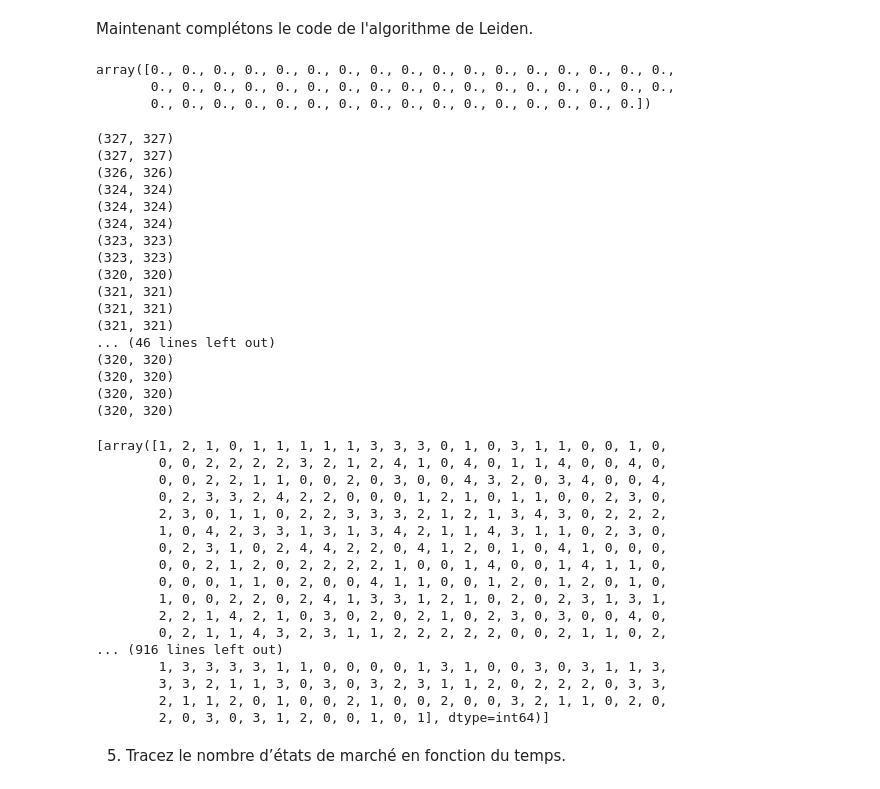
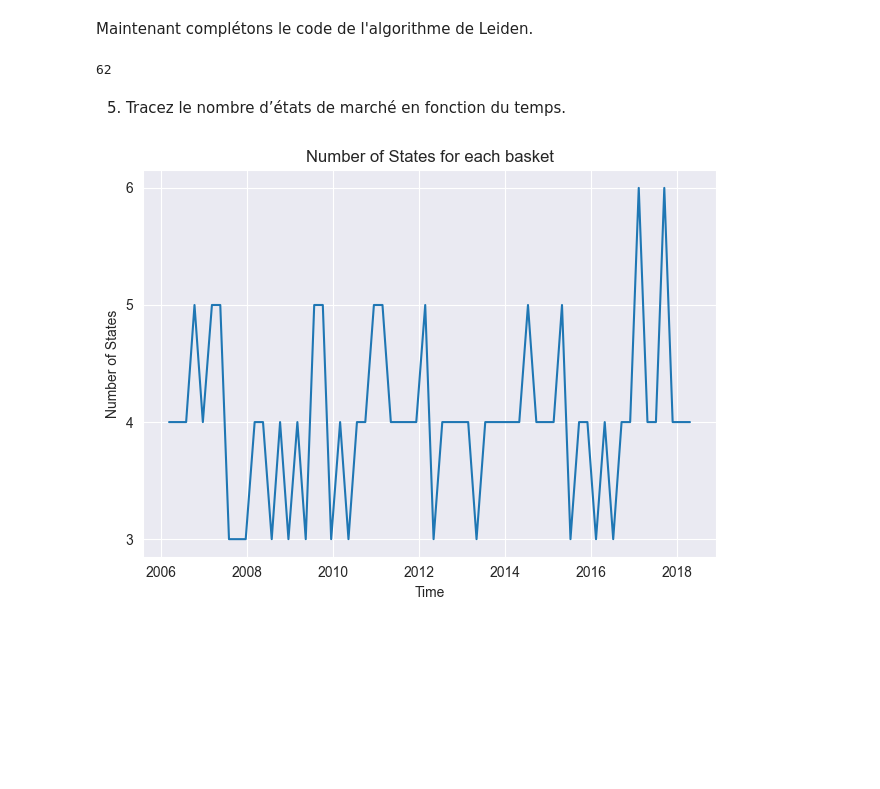
Before and after one commit to ethantrentin/Markets-Physic, a Jupyter notebook: TP4.ipynb, the cells around one changed output. Drawn from its saved outputs; the diff is of its cells as text; code cells hidden in the pictures; blank space fills up the shorter version.

```diff
--- a/TP4.ipynb
+++ b/TP4.ipynb
@@ -96,12 +97,12 @@ df_universe
 Maintenant complétons le code de l'algorithme de Leiden.
 # %%
 def compute_filtered_C(R):
-    C = R.corr()
+    C = np.corrcoef(R, rowvar=False)
     q = T/N
     lambda_plus = (1 + np.sqrt(q))**2
     lambda_, v = LA.eigh(C)
-    C_s = np.dot(v, np.dot(np.diag(np.maximum(lambda_ - lambda_plus, 0)), v.T))
-    print(C_s.shape)
+    lambda_filtered = np.where(lambda_ > lambda_plus, lambda_, 0)
+    C_s = np.dot(v, np.dot(np.diag(lambda_filtered), v.T))
     return C_s
 
 def LeidenCorrelationClustering(C_s):   # C_s is the filtered correlation matrix
@@ -117,15 +118,11 @@ def LeidenCorrelationClustering(C_s):   # C_s is the filtered correlation matrix
     return labels
 # %%
 mu_array = np.zeros(T)
-mu_array
-# %% [output]
-array([0., 0., 0., 0., 0., 0., 0., 0., 0., 0., 0., 0., 0., 0., 0., 0., 0.,
-       0., 0., 0., 0., 0., 0., 0., 0., 0., 0., 0., 0., 0., 0., 0., 0., 0.,
-       0., 0., 0., 0., 0., 0., 0., 0., 0., 0., 0., 0., 0., 0., 0., 0.])
 # %%
+
 def process(df):
     mu_array = []
-    for i in range(np.max(df["calibration"])+1):
+    for i in tqdm(range(np.max(df["calibration"])+1)):
         df_i=df[df["calibration"]==i]
         df_i=df_i.drop(columns=["calibration"])
         df_i = df_i.dropna(axis=1)
@@ -134,43 +131,34 @@ def process(df):
         mu_array.append(mu)
     return mu_array
 
-process(df_universe)
+states = process(df_universe)
-# %% [output]
-(327, 327)
-(327, 327)
-(326, 326)
-(324, 324)
-(324, 324)
-(324, 324)
-(323, 323)
-(323, 323)
-(320, 320)
-(321, 321)
-(321, 321)
-(321, 321)
-... (46 lines left out)
-(320, 320)
-(320, 320)
-(320, 320)
-(320, 320)
-[array([1, 2, 1, 0, 1, 1, 1, 1, 1, 3, 3, 3, 0, 1, 0, 3, 1, 1, 0, 0, 1, 0,
-        0, 0, 2, 2, 2, 2, 3, 2, 1, 2, 4, 1, 0, 4, 0, 1, 1, 4, 0, 0, 4, 0,
-        0, 0, 2, 2, 1, 1, 0, 0, 2, 0, 3, 0, 0, 4, 3, 2, 0, 3, 4, 0, 0, 4,
-        0, 2, 3, 3, 2, 4, 2, 2, 0, 0, 0, 1, 2, 1, 0, 1, 1, 0, 0, 2, 3, 0,
-        2, 3, 0, 1, 1, 0, 2, 2, 3, 3, 3, 2, 1, 2, 1, 3, 4, 3, 0, 2, 2, 2,
-        1, 0, 4, 2, 3, 3, 1, 3, 1, 3, 4, 2, 1, 1, 4, 3, 1, 1, 0, 2, 3, 0,
-        0, 2, 3, 1, 0, 2, 4, 4, 2, 2, 0, 4, 1, 2, 0, 1, 0, 4, 1, 0, 0, 0,
-        0, 0, 2, 1, 2, 0, 2, 2, 2, 2, 1, 0, 0, 1, 4, 0, 0, 1, 4, 1, 1, 0,
-        0, 0, 0, 1, 1, 0, 2, 0, 0, 4, 1, 1, 0, 0, 1, 2, 0, 1, 2, 0, 1, 0,
-        1, 0, 0, 2, 2, 0, 2, 4, 1, 3, 3, 1, 2, 1, 0, 2, 0, 2, 3, 1, 3, 1,
-        2, 2, 1, 4, 2, 1, 0, 3, 0, 2, 0, 2, 1, 0, 2, 3, 0, 3, 0, 0, 4, 0,
-        0, 2, 1, 1, 4, 3, 2, 3, 1, 1, 2, 2, 2, 2, 2, 0, 0, 2, 1, 1, 0, 2,
-... (916 lines left out)
-        1, 3, 3, 3, 3, 1, 1, 0, 0, 0, 0, 1, 3, 1, 0, 0, 3, 0, 3, 1, 1, 3,
-        3, 3, 2, 1, 1, 3, 0, 3, 0, 3, 2, 3, 1, 1, 2, 0, 2, 2, 2, 0, 3, 3,
-        2, 1, 1, 2, 0, 1, 0, 0, 2, 1, 0, 0, 2, 0, 0, 3, 2, 1, 1, 0, 2, 0,
-        2, 0, 3, 0, 3, 1, 2, 0, 0, 1, 0, 1], dtype=int64)]
+# %%
+print(len(states))
+# %% [output]
+62
 # %% [markdown]
 
 
 5. Tracez le nombre d’états de marché en fonction du temps.
+# %%
+from matplotlib.ticker import MaxNLocator
+
+times = []
+nb_states = []
+for i in range(len(states)):
+    times.append(df_universe[df_universe["calibration"] == i].index[0])
+    nb_states.append(max(states[i]) + 1)
+
+plt.plot(times, nb_states)
+plt.title("Number of States for each basket")
+plt.xlabel("Time")
+plt.ylabel("Number of States")
+
+# Ensure y-axis shows only integer ticks
+plt.gca().yaxis.set_major_locator(MaxNLocator(integer=True))
+
+plt.grid(True)
+plt.tight_layout()
+plt.show()
+# %% [output]
+[figure, added]
```
Also changed, not shown: parts of 9 cells of this notebook, 1 other file.
